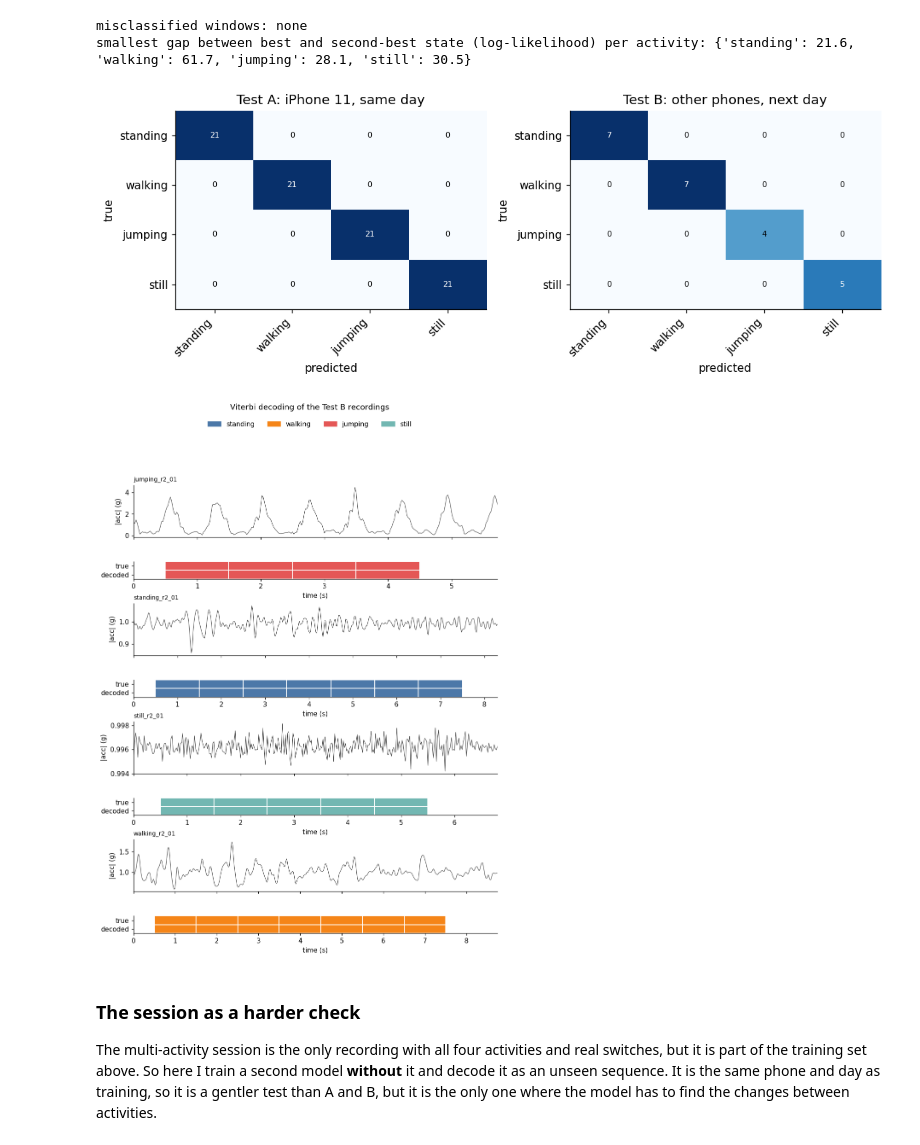
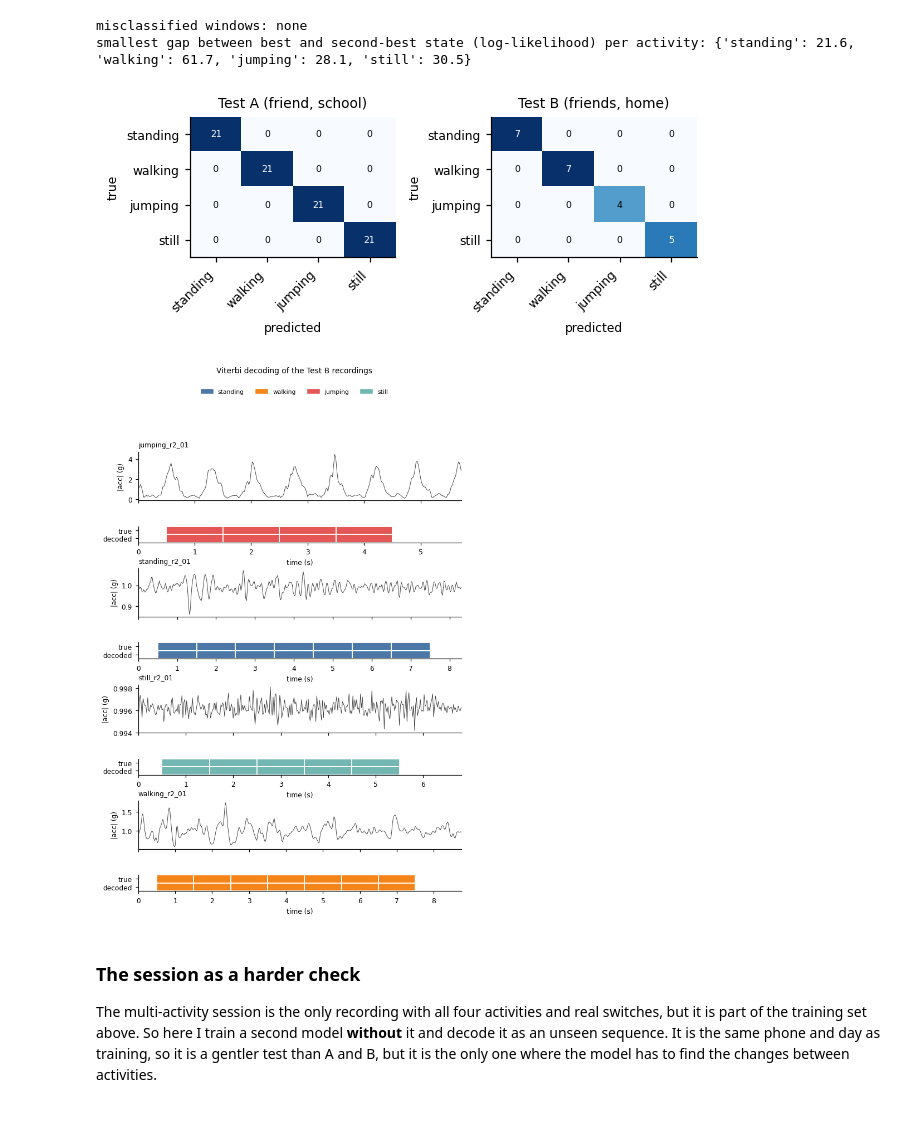
Before and after one commit to Keaane/HMM-activity-recognition, a Jupyter notebook: notebooks/hmm_activity_recognition.ipynb, the cells around one changed output. Saved outputs shown, nothing was run; the diff lists cells and outputs as text; code cells hidden in the pictures; blank space fills up the shorter version.

```diff
--- a/notebooks/hmm_activity_recognition.ipynb
+++ b/notebooks/hmm_activity_recognition.ipynb
@@ -17,7 +17,8 @@ import matplotlib.pyplot as plt
 from matplotlib.colors import ListedColormap
 from matplotlib.patches import Patch
 
-plt.rcParams.update({"figure.dpi": 110, "axes.spines.top": False, "axes.spines.right": False, "font.size": 10})
+plt.rcParams.update({"figure.dpi": 110, "axes.spines.top": False, "axes.spines.right": False,
+                     "font.size": 8, "axes.titlesize": 9, "legend.fontsize": 7})
 
 FS = 50            # every recording is resampled to 50 Hz
 WIN_S = 2.0        # window length in seconds
@@ -112,16 +113,16 @@ missing values: 0
 | jumping | 109.5 | 24.0 | 5.7 |
 | still | 126.5 | 24.0 | 6.8 |
 # %%
-fig, axes = plt.subplots(K, 2, figsize=(11, 2 * K + 0.5), sharex=True)
+fig, axes = plt.subplots(K, 2, figsize=(6.8, 3.2), sharex=True)
 for row, act in enumerate(ACTIVITIES):
     r = next(r for r in train_recs if r["name"].startswith(act + "_"))
     for j, lab in enumerate(["ax", "ay", "az"]):
-        axes[row, 0].plot(r["t"], r["X"][:, j], lw=0.8, label=lab)
+        axes[row, 0].plot(r["t"], r["X"][:, j], lw=0.6, label=lab)
     for j, lab in enumerate(["gx", "gy", "gz"]):
         axes[row, 1].plot(r["t"], r["X"][:, 3 + j], lw=0.8, label=lab)
     axes[row, 0].set_ylabel(act)
 axes[0, 0].set_title("Accelerometer (g)"); axes[0, 1].set_title("Gyroscope (rad/s)")
-axes[0, 0].legend(ncol=3, fontsize=7, loc="upper right"); axes[0, 1].legend(ncol=3, fontsize=7, loc="upper right")
+axes[0, 0].legend(ncol=3, fontsize=6, loc="upper right"); axes[0, 1].legend(ncol=3, fontsize=6, loc="upper right")
 axes[-1, 0].set_xlabel("time (s)"); axes[-1, 1].set_xlabel("time (s)")
 fig.tight_layout(); savefig(fig, "sample_data"); plt.show()
 # %% [output]
@@ -239,7 +240,7 @@ mu_all, sd_all = fit_zscore(train_seqs, ALL)
 Zall = np.vstack([s["F"] for s in train_seqs]); Zall = (Zall - mu_all) / sd_all
 Yall = np.concatenate([s["y"] for s in train_seqs])
 
-def heatmap(ax, M, xlabels, ylabels, fmt="{:.2f}", cmap="Blues", vmin=None, vmax=None):
+def heatmap(ax, M, xlabels, ylabels, fmt="{:.2f}", cmap="Blues", vmin=None, vmax=None, fontsize=6):
     im = ax.imshow(M, cmap=cmap, vmin=vmin, vmax=vmax, aspect="auto")
     ax.set_xticks(range(M.shape[1])); ax.set_xticklabels(xlabels, rotation=45, ha="right")
     ax.set_yticks(range(M.shape[0])); ax.set_yticklabels(ylabels)
@@ -247,16 +248,16 @@ def heatmap(ax, M, xlabels, ylabels, fmt="{:.2f}", cmap="Blues", vmin=None, vmax
         for j in range(M.shape[1]):
             rgba = im.cmap(im.norm(M[i, j]))
             lum = 0.299 * rgba[0] + 0.587 * rgba[1] + 0.114 * rgba[2]
-            ax.text(j, i, fmt.format(M[i, j]), ha="center", va="center", color="white" if lum < 0.5 else "black", fontsize=7)
+            ax.text(j, i, fmt.format(M[i, j]), ha="center", va="center", color="white" if lum < 0.5 else "black", fontsize=fontsize)
     return im
 
-fig, (a1, a2) = plt.subplots(1, 2, figsize=(12, 3.4), gridspec_kw={"width_ratios": [1, 1.6]})
+fig, (a1, a2) = plt.subplots(1, 2, figsize=(6.8, 2.5), gridspec_kw={"width_ratios": [1, 1.7]})
 for k, act in enumerate(ACTIVITIES):
     r = next(r for r in train_recs if r["name"].startswith(act + "_"))
     mid = len(r["X"]) // 2 - 50
     f, P = power_spectrum(np.linalg.norm(r["X"][mid:mid + 100, :3], axis=1), FS)
     a1.semilogy(f, P + 1e-12, color=STATE_COLORS[k], label=act)
-a1.set_xlim(0, 10); a1.set_xlabel("frequency (Hz)"); a1.set_ylabel("power"); a1.legend(fontsize=8)
+a1.set_xlim(0, 10); a1.set_xlabel("frequency (Hz)"); a1.set_ylabel("power"); a1.legend(fontsize=6)
 a1.set_title("Spectrum of |acc|, one 2 s window")
 means = np.array([Zall[Yall == k].mean(axis=0) for k in range(K)])
 im = heatmap(a2, means, FEATURE_NAMES, ACTIVITIES, fmt="{:.1f}", cmap="RdBu_r", vmin=-2.5, vmax=2.5)
@@ -543,12 +544,12 @@ display(pd.DataFrame({"start": ["labels"] + [f"random {i}" for i in range(5)],
                       "final avg log-lik": [hmm.history[-1]] + [m.history[-1] for m in rand_models],
                       "state purity": [purity(hmm)] + [purity(m) for m in rand_models]}).set_index("start").round(3))
 
-fig, ax = plt.subplots(figsize=(6, 3.2))
+fig, ax = plt.subplots(figsize=(2.3, 2.0))
 for m in rand_models:
     ax.plot(m.history, color="0.7", lw=1)
-ax.plot(hmm.history, color="C3", lw=2, label="labelled start")
+ax.plot(hmm.history, color="C3", lw=1.5, label="labelled start")
 ax.plot([], [], color="0.7", label="random starts")
-ax.set_xlabel("Baum-Welch iteration"); ax.set_ylabel("avg log-likelihood / window"); ax.legend(fontsize=8)
+ax.set_xlabel("iteration"); ax.set_ylabel("avg log-lik / window", fontsize=7); ax.legend(fontsize=6)
 fig.tight_layout(); savefig(fig, "convergence"); plt.show()
 # %% [output]
 labelled start: Baum-Welch converged after 10 iterations, average log-likelihood per window -0.659 -> -0.518
@@ -668,35 +669,35 @@ overall accuracy 1.000 (95% CI 0.97-1.00);  without transitions (window by windo
 misclassified windows: none
 smallest gap between best and second-best state (log-likelihood) per activity: {'standing': 21.6, 'walking': 61.7, 'jumping': 28.1, 'still': 30.5}
 # %%
-fig, axes = plt.subplots(1, 2, figsize=(10, 3.8))
-for ax, (g, title) in zip(axes, [("A", "Test A: iPhone 11, same day"), ("B", "Test B: other phones, next day")]):
+fig, axes = plt.subplots(1, 2, figsize=(5.6, 2.4))
+for ax, (g, title) in zip(axes, [("A", "Test A (friend, school)"), ("B", "Test B (friends, home)")]):
     heatmap(ax, cms[g], ACTIVITIES, ACTIVITIES, fmt="{:d}", cmap="Blues")
     ax.set_xlabel("predicted"); ax.set_ylabel("true"); ax.set_title(title)
 fig.tight_layout(); savefig(fig, "confusion_test"); plt.show()
 
 def plot_decoded(seqs, title, fname):
     n = len(seqs)
-    fig = plt.figure(figsize=(10, 3.0 * n + 0.4))
-    gs = fig.add_gridspec(2 * n, 1, height_ratios=[3, 1] * n, hspace=0.7)
+    fig = plt.figure(figsize=(6.8, 2.2 * n + 0.5))
+    gs = fig.add_gridspec(2 * n, 1, height_ratios=[3, 1] * n, hspace=0.8)
     for i, s in enumerate(seqs):
         r = s["rec"]
         a_sig = fig.add_subplot(gs[2 * i]); a_str = fig.add_subplot(gs[2 * i + 1], sharex=a_sig)
-        a_sig.plot(r["t"], np.linalg.norm(r["X"][:, :3], axis=1), lw=0.7, color="0.25")
-        a_sig.set_ylabel("|acc| (g)"); a_sig.set_title(s["name"], fontsize=9, loc="left")
+        a_sig.plot(r["t"], np.linalg.norm(r["X"][:, :3], axis=1), lw=0.6, color="0.25")
+        a_sig.set_ylabel("|acc| (g)"); a_sig.set_title(s["name"], fontsize=8, loc="left")
         plt.setp(a_sig.get_xticklabels(), visible=False)
         for row, arr in enumerate([s["y"], s["pred"]]):
             a_str.bar(s["centers"], 1, width=s["step_s"], bottom=1 - row, linewidth=1.2, edgecolor="white",
                       color=[STATE_COLORS[k] for k in arr])
         a_str.set_ylim(0, 2); a_str.set_yticks([1.5, 0.5]); a_str.set_yticklabels(["true", "decoded"])
         a_str.set_xlabel("time (s)"); a_sig.set_xlim(0, r["t"][-1])
     fig.legend(handles=[Patch(color=c, label=a) for c, a in zip(STATE_COLORS, ACTIVITIES)],
                loc="upper center", ncol=K, frameon=False, bbox_to_anchor=(0.5, 1.0))
-    fig.suptitle(title, y=1.02); savefig(fig, fname); plt.show()
+    fig.suptitle(title, y=1.03, fontsize=9); savefig(fig, fname); plt.show()
 
 plot_decoded([s for s in testZ if s["group"] == "B"], "Viterbi decoding of the Test B recordings", "decoded_test")
 # %% [output]
-[figure, old version]
+[figure, new version]
-[figure, old version]
+[figure, new version]
 # %% [markdown]
 ### The session as a harder check
 
```
Also changed, not shown: parts of 9 cells of this notebook.
